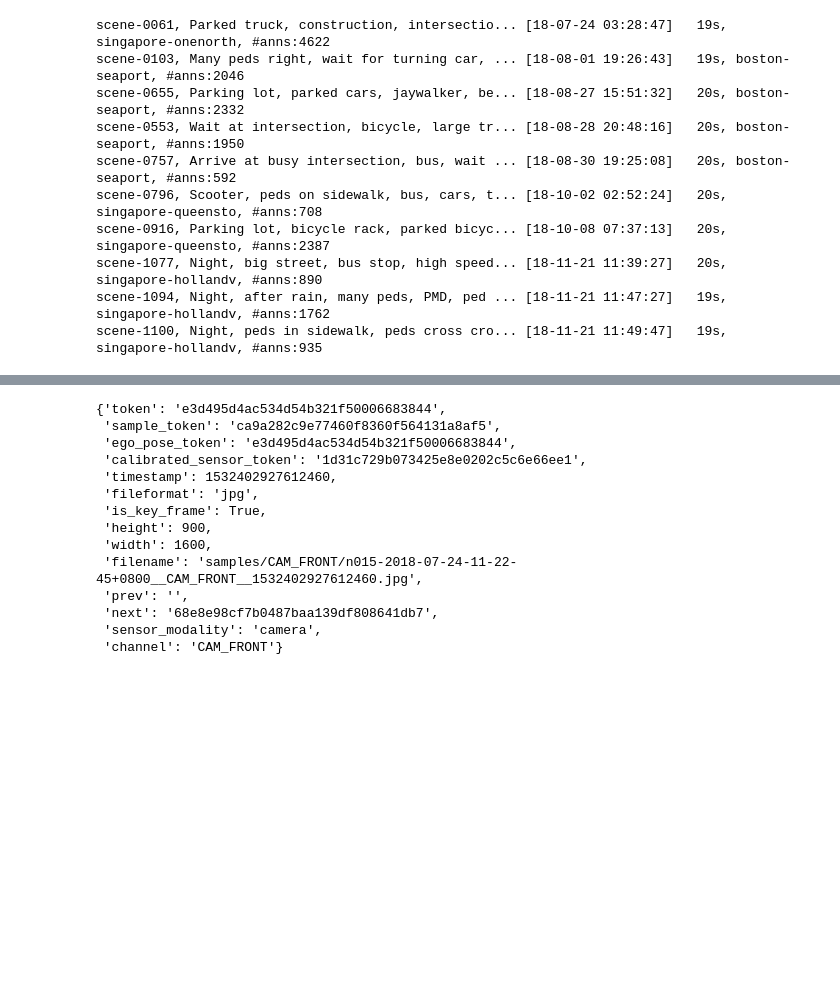
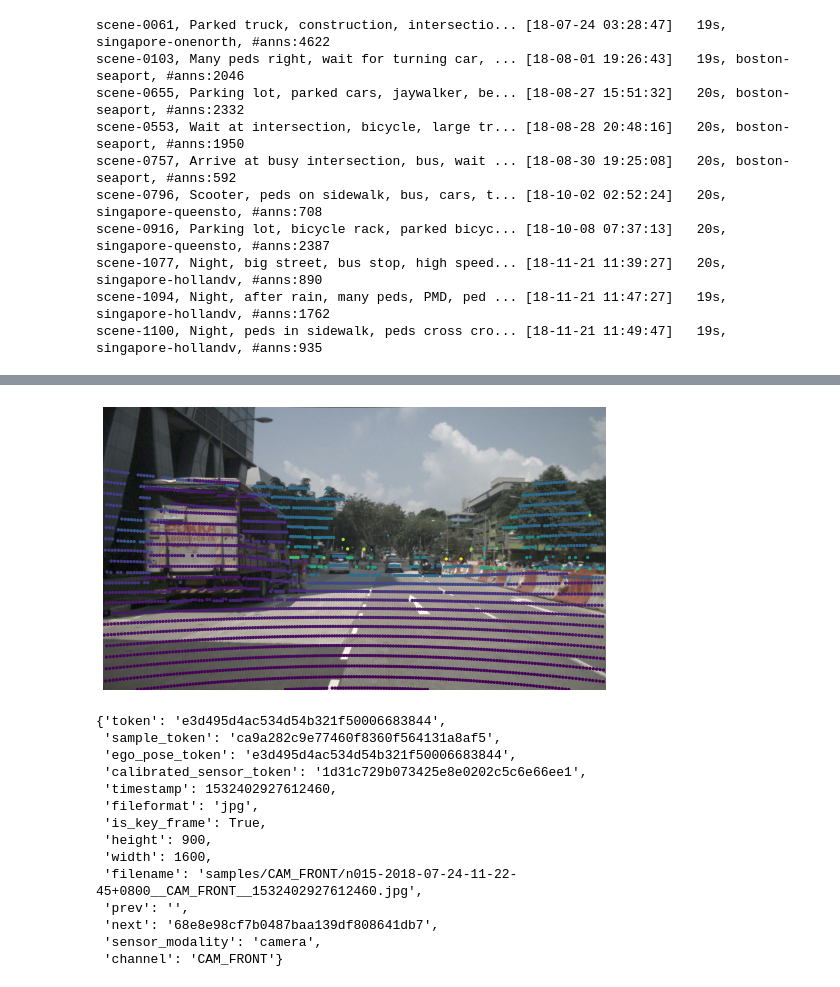
Before and after one commit to Haxxardoux/Lane-Finder, a Jupyter notebook: Lane finder/Data Preprocessing/perspective_transforms.ipynb, the cells around one changed output, grey strips where cells are left out. Cells and saved outputs as stored; diff of their text form; code cells hidden in the pictures; blank space fills up the shorter version.

```diff
--- a/Lane finder/Data Preprocessing/perspective_transforms.ipynb
+++ b/Lane finder/Data Preprocessing/perspective_transforms.ipynb
@@ -32,3 +285,7 @@ my_sample = nusc.get('sample', first_sample_token)
+# %%
+nusc.render_pointcloud_in_image(my_sample['token'], pointsensor_channel='LIDAR_TOP')
+# %% [output]
+[figure, added]
 # %%
 sensor = 'CAM_FRONT'
 cam_front_data = nusc.get('sample_data', my_sample['data'][sensor])
```
Also changed, not shown: parts of 16 cells of this notebook, 1 other file.
